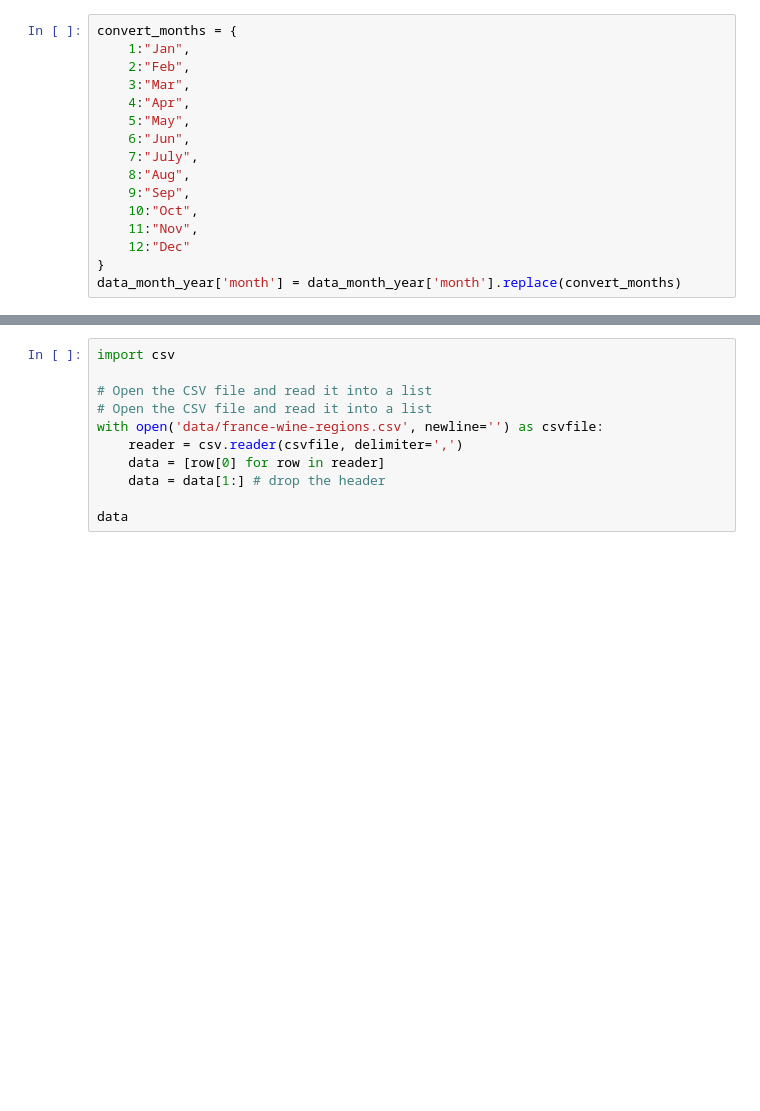
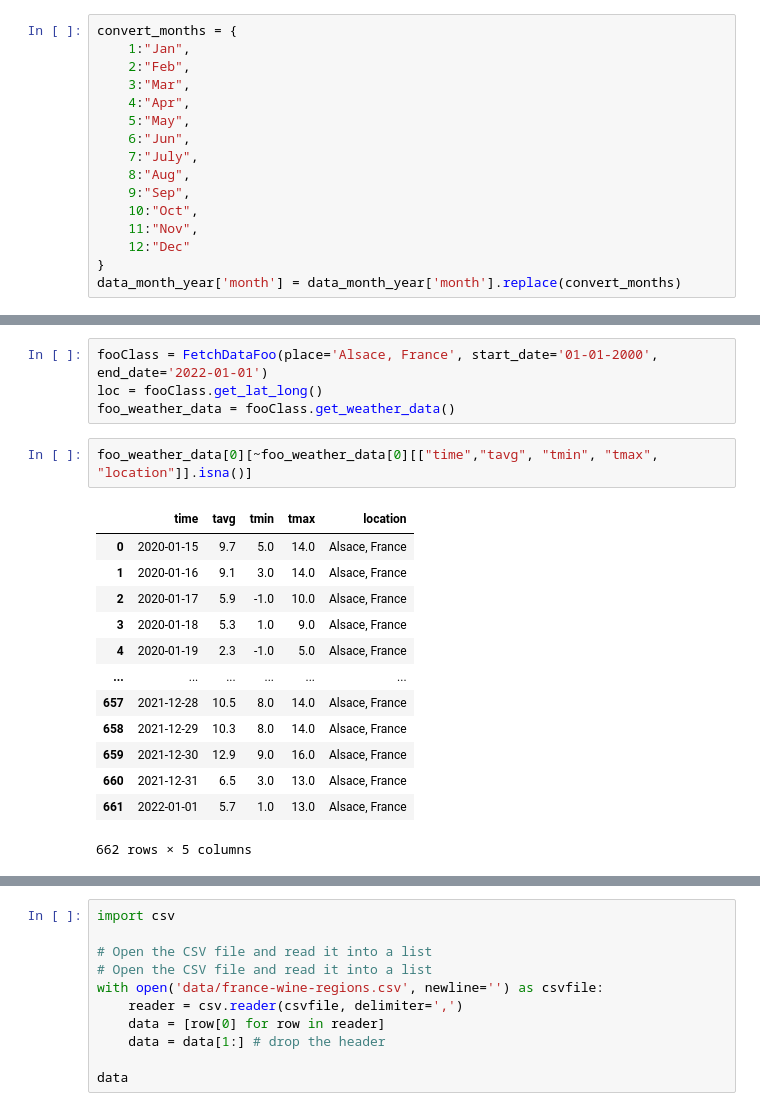
Before and after one commit to regraded0101/dragon-fever-night, a Jupyter notebook: main.ipynb, the cells around one changed output, grey strips where cells are left out. Cells and saved outputs as stored; diff of their text form; blank space fills up the shorter version.

```diff
--- a/main.ipynb
+++ b/main.ipynb
@@ -211,0 +292,20 @@ pd.read_csv('data/france-wine-regions.csv')
+# %%
+fooClass = FetchDataFoo(place='Alsace, France', start_date='01-01-2000', end_date='2022-01-01')
+loc = fooClass.get_lat_long()
+foo_weather_data = fooClass.get_weather_data()
+# %%
+foo_weather_data[0][~foo_weather_data[0][["time","tavg", "tmin", "tmax", "location"]].isna()]
+# %% [output]
+|  | time | tavg | tmin | tmax | location |
+| 0 | 2020-01-15 | 9.7 | 5.0 | 14.0 | Alsace, France |
+| 1 | 2020-01-16 | 9.1 | 3.0 | 14.0 | Alsace, France |
+| 2 | 2020-01-17 | 5.9 | -1.0 | 10.0 | Alsace, France |
+| 3 | 2020-01-18 | 5.3 | 1.0 | 9.0 | Alsace, France |
+| 4 | 2020-01-19 | 2.3 | -1.0 | 5.0 | Alsace, France |
+| ... | ... | ... | ... | ... | ... |
+| 657 | 2021-12-28 | 10.5 | 8.0 | 14.0 | Alsace, France |
+| 658 | 2021-12-29 | 10.3 | 8.0 | 14.0 | Alsace, France |
+| 659 | 2021-12-30 | 12.9 | 9.0 | 16.0 | Alsace, France |
+| 660 | 2021-12-31 | 6.5 | 3.0 | 13.0 | Alsace, France |
+| 661 | 2022-01-01 | 5.7 | 1.0 | 13.0 | Alsace, France |
+662 rows × 5 columns
```
Also changed, not shown: parts of 9 cells of this notebook, 1 other file.
